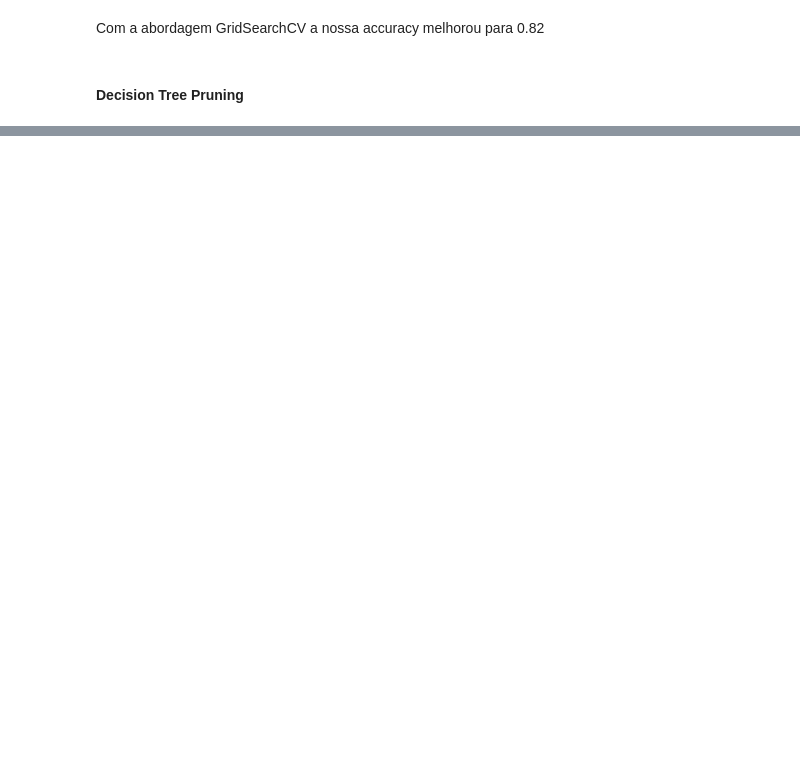
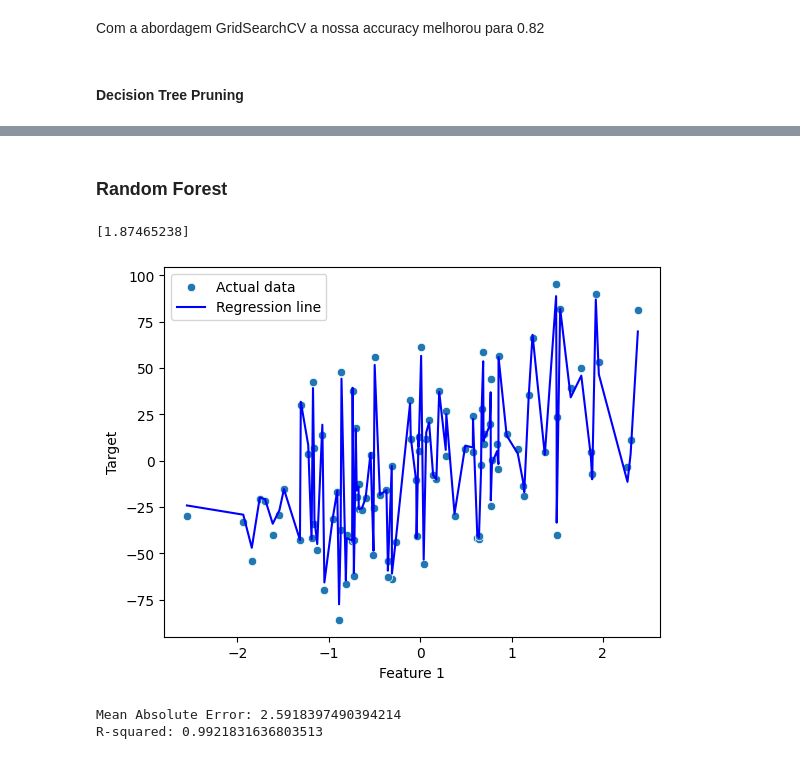
Before and after one commit to Nuno23C/DAA-TP, a Jupyter notebook: StudentModel/student.ipynb, the cells around one changed output, grey strips where cells are left out. Cells and saved outputs as stored; diff of their text form; code cells hidden in the pictures; blank space fills up the shorter version.

```diff
--- a/StudentModel/student.ipynb
+++ b/StudentModel/student.ipynb
@@ -396,0 +411,46 @@ plt.show()
+# %% [markdown]
+### Random Forest
+# %%
+from sklearn.ensemble import RandomForestRegressor
+from sklearn.datasets import make_regression
+
+# Generate synthetic data
+X, y = make_regression(n_features=4, n_informative=2, random_state=0, shuffle=False)
+
+# Create and fit the RandomForestRegressor
+rfr = RandomForestRegressor(max_depth=6)
+rfr.fit(X, y)
+
+# Reshape the input for prediction
+input_data = np.array([0, 0, 0, 0]).reshape(1, -1)
+
+# Make the prediction
+prediction = rfr.predict(input_data)
+print(prediction)
+# %% [output]
+[1.87465238]
+# %%
+sns.scatterplot(x=X[:, 0], y=y, label='Actual data')
+sns.lineplot(x=X[:, 0], y=rfr.predict(X), color='blue', label='Regression line')
+plt.xlabel('Feature 1')
+plt.ylabel('Target')
+plt.legend()
+plt.show()
+# %% [output]
+[figure, added]
+# %%
+from sklearn.metrics import mean_absolute_error, r2_score
+
+# Assuming you have a test set (X_test, y_test)
+y_pred = rfr.predict(X)  # Assuming X is your training data
+
+# Calculate Mean Absolute Error
+mae = mean_absolute_error(y, y_pred)
+print(f'Mean Absolute Error: {mae}')
+
+# Calculate R-squared
+r2 = r2_score(y, y_pred)
+print(f'R-squared: {r2}')
+# %% [output]
+Mean Absolute Error: 2.5918397490394214
+R-squared: 0.9921831636803513
```
Also changed, not shown: parts of 30 cells of this notebook.
